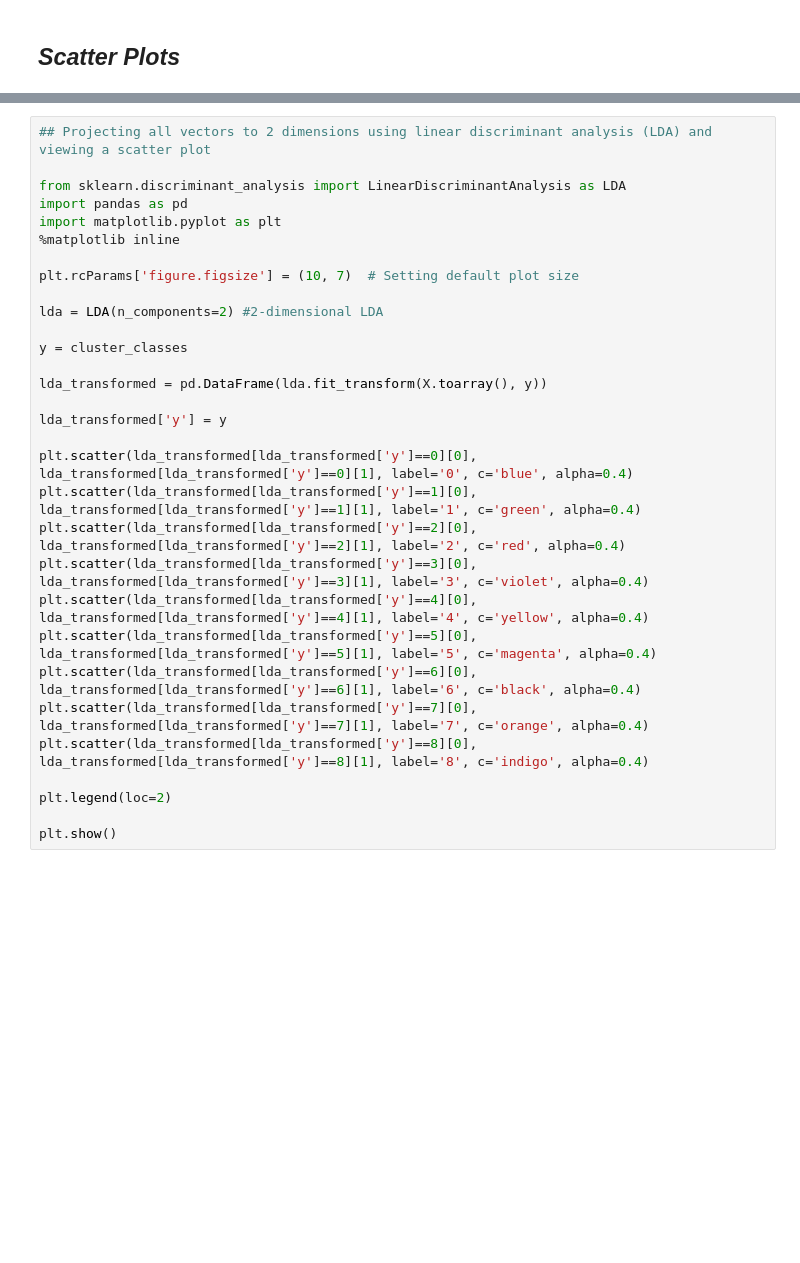
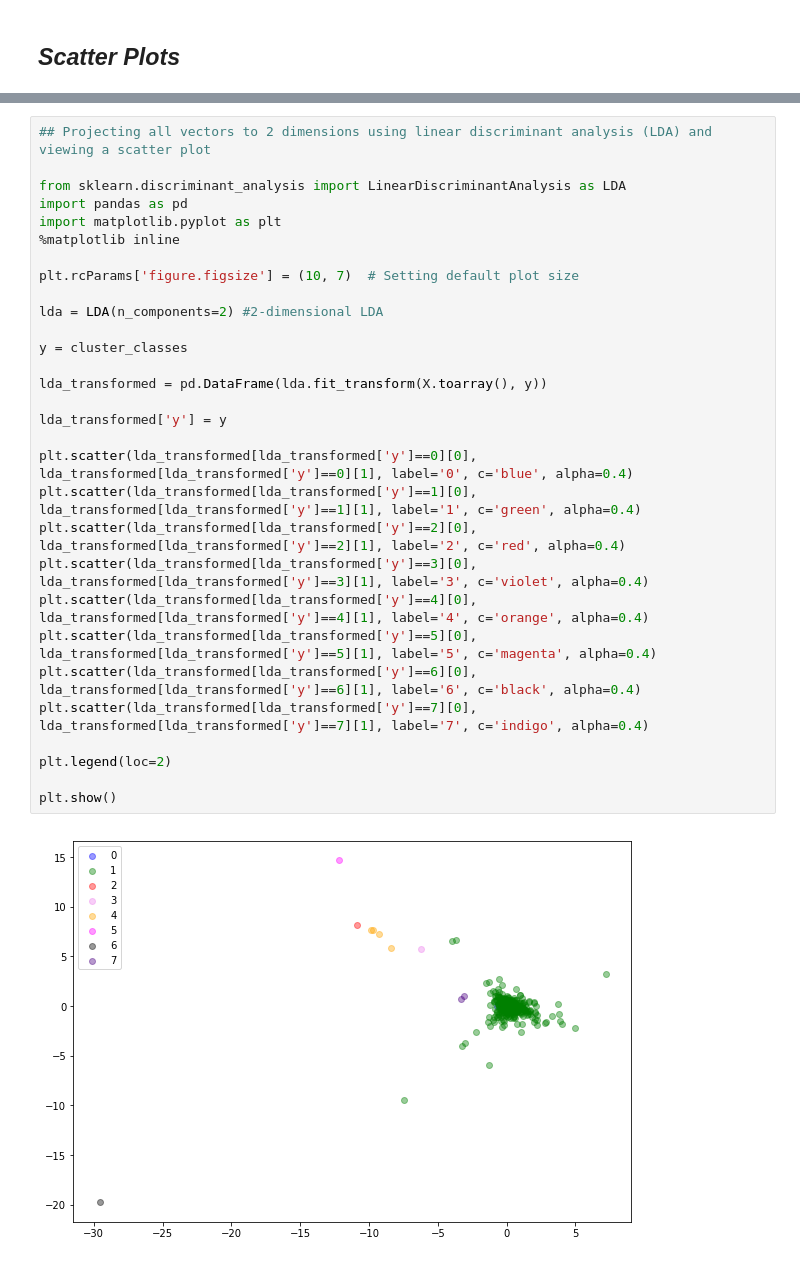
Before and after one commit to pcda17/pcda17.github.io, a Jupyter notebook: Week-11.1_Clustering.ipynb, the cells around one changed output, grey strips where cells are left out. Saved outputs shown, nothing was run; the diff lists cells and outputs as text; blank space fills up the shorter version.

```diff
--- a/Week-11.1_Clustering.ipynb
+++ b/Week-11.1_Clustering.ipynb
@@ -157,34 +201,35 @@ plt.show()
 # %%
 ## Projecting all vectors to 2 dimensions using linear discriminant analysis (LDA) and viewing a scatter plot
 
 from sklearn.discriminant_analysis import LinearDiscriminantAnalysis as LDA
 import pandas as pd
 import matplotlib.pyplot as plt
 %matplotlib inline
 
 plt.rcParams['figure.figsize'] = (10, 7)  # Setting default plot size
 
 lda = LDA(n_components=2) #2-dimensional LDA
 
 y = cluster_classes
 
 lda_transformed = pd.DataFrame(lda.fit_transform(X.toarray(), y))
 
 lda_transformed['y'] = y
 
 plt.scatter(lda_transformed[lda_transformed['y']==0][0], lda_transformed[lda_transformed['y']==0][1], label='0', c='blue', alpha=0.4)
 plt.scatter(lda_transformed[lda_transformed['y']==1][0], lda_transformed[lda_transformed['y']==1][1], label='1', c='green', alpha=0.4)
 plt.scatter(lda_transformed[lda_transformed['y']==2][0], lda_transformed[lda_transformed['y']==2][1], label='2', c='red', alpha=0.4)
 plt.scatter(lda_transformed[lda_transformed['y']==3][0], lda_transformed[lda_transformed['y']==3][1], label='3', c='violet', alpha=0.4)
-plt.scatter(lda_transformed[lda_transformed['y']==4][0], lda_transformed[lda_transformed['y']==4][1], label='4', c='yellow', alpha=0.4)
+plt.scatter(lda_transformed[lda_transformed['y']==4][0], lda_transformed[lda_transformed['y']==4][1], label='4', c='orange', alpha=0.4)
 plt.scatter(lda_transformed[lda_transformed['y']==5][0], lda_transformed[lda_transformed['y']==5][1], label='5', c='magenta', alpha=0.4)
 plt.scatter(lda_transformed[lda_transformed['y']==6][0], lda_transformed[lda_transformed['y']==6][1], label='6', c='black', alpha=0.4)
-plt.scatter(lda_transformed[lda_transformed['y']==7][0], lda_transformed[lda_transformed['y']==7][1], label='7', c='orange', alpha=0.4)
-plt.scatter(lda_transformed[lda_transformed['y']==8][0], lda_transformed[lda_transformed['y']==8][1], label='8', c='indigo', alpha=0.4)
+plt.scatter(lda_transformed[lda_transformed['y']==7][0], lda_transformed[lda_transformed['y']==7][1], label='7', c='indigo', alpha=0.4)
 
 plt.legend(loc=2)
 
 plt.show()
+# %% [output]
+[figure, added]
 # %%
 ## Projecting all vectors to 2 dimensions using principal component analysis (PCA) and viewing a scatter plot
 
```
Also changed, not shown: parts of 17 cells of this notebook, 3 other files.
